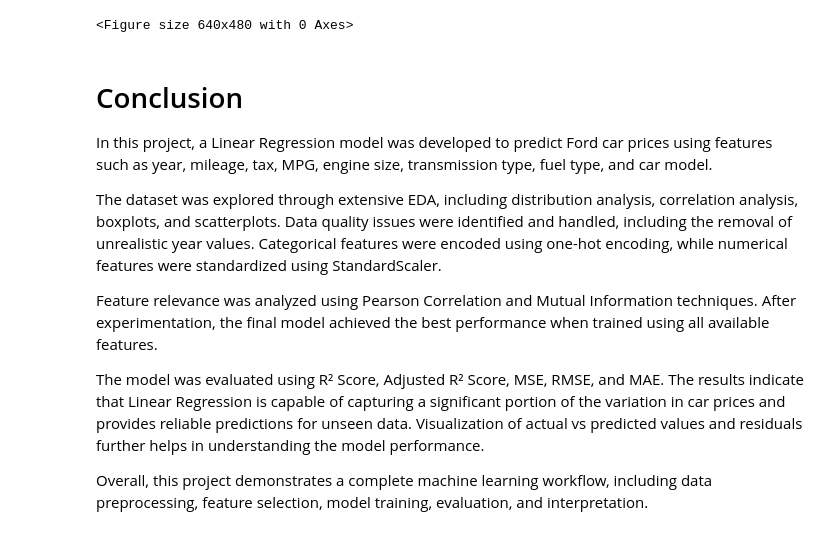
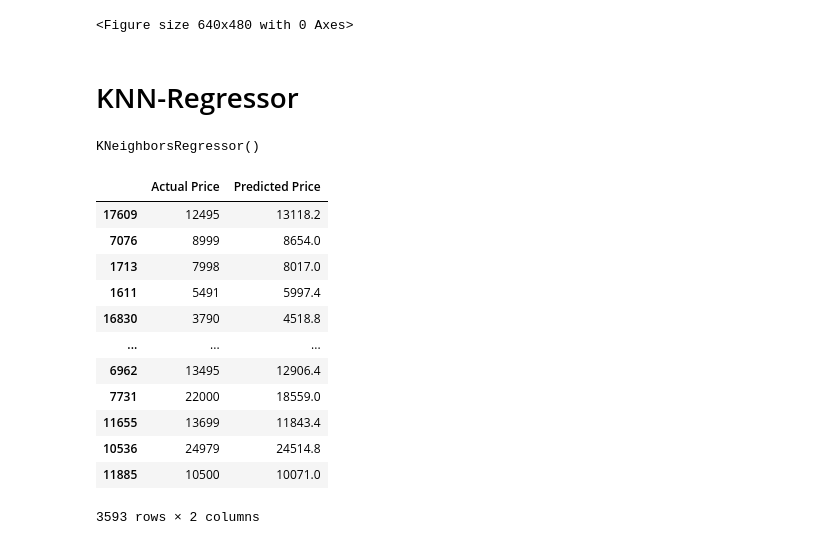
Before and after one commit to code-with-ayyan/Practice-Projects, a Jupyter notebook: Ford-car-price-prediction/ford.ipynb, the cells around one changed output. Saved outputs shown, nothing was run; the diff lists cells and outputs as text; code cells hidden in the pictures.

```diff
--- a/Ford-car-price-prediction/ford.ipynb
+++ b/Ford-car-price-prediction/ford.ipynb
@@ -495,16 +497,5 @@ plt.savefig('residual_distribution.png')
 # %% [output]
 [figure]
 <Figure size 640x480 with 0 Axes>
-# %% [markdown]
-# Conclusion
-
-In this project, a Linear Regression model was developed to predict Ford car prices using features such as year, mileage, tax, MPG, engine size, transmission type, fuel type, and car model.
-
-The dataset was explored through extensive EDA, including distribution analysis, correlation analysis, boxplots, and scatterplots. Data quality issues were identified and handled, including the removal of unrealistic year values. Categorical features were encoded using one-hot encoding, while numerical features were standardized using StandardScaler.
-
-Feature relevance was analyzed using Pearson Correlation and Mutual Information techniques. After experimentation, the final model achieved the best performance when trained using all available features.
-
-The model was evaluated using R² Score, Adjusted R² Score, MSE, RMSE, and MAE. The results indicate that Linear Regression is capable of capturing a significant portion of the variation in car prices and provides reliable predictions for unseen data.
-Visualization of actual vs predicted values and residuals further helps in understanding the model performance.
-
-Overall, this project demonstrates a complete machine learning workflow, including data preprocessing, feature selection, model training, evaluation, and interpretation.
+# %% [markdown]
+# KNN-Regressor
@@ -510,0 +506,4 @@ Overall, this project demonstrates a complete machine learning workflow, includi
+# %%
+KNN_model.fit(X_train,y_train)
+# %% [output]
+KNeighborsRegressor()
@@ -510,0 +512,21 @@ Overall, this project demonstrates a complete machine learning workflow, includi
+# %%
+KNN_comparison_df = pd.DataFrame({
+    'Actual Price': y_test,
+    'Predicted Price': KNN_prediction
+})
+
+KNN_comparison_df
+# %% [output]
+|  | Actual Price | Predicted Price |
+| 17609 | 12495 | 13118.2 |
+| 7076 | 8999 | 8654.0 |
+| 1713 | 7998 | 8017.0 |
+| 1611 | 5491 | 5997.4 |
+| 16830 | 3790 | 4518.8 |
+| ... | ... | ... |
+| 6962 | 13495 | 12906.4 |
+| 7731 | 22000 | 18559.0 |
+| 11655 | 13699 | 11843.4 |
+| 10536 | 24979 | 24514.8 |
+| 11885 | 10500 | 10071.0 |
+3593 rows × 2 columns
```
Also changed, not shown: parts of 26 cells of this notebook, 6 other files.
